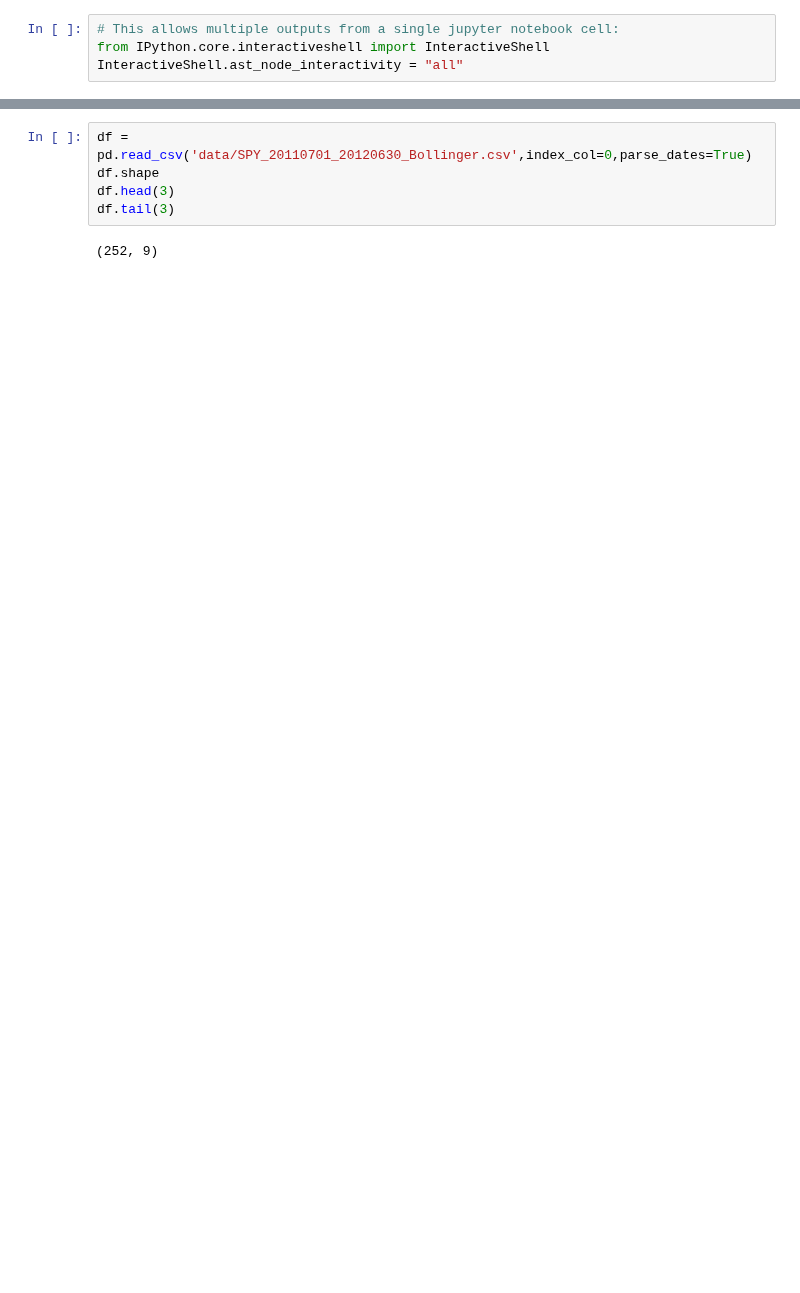
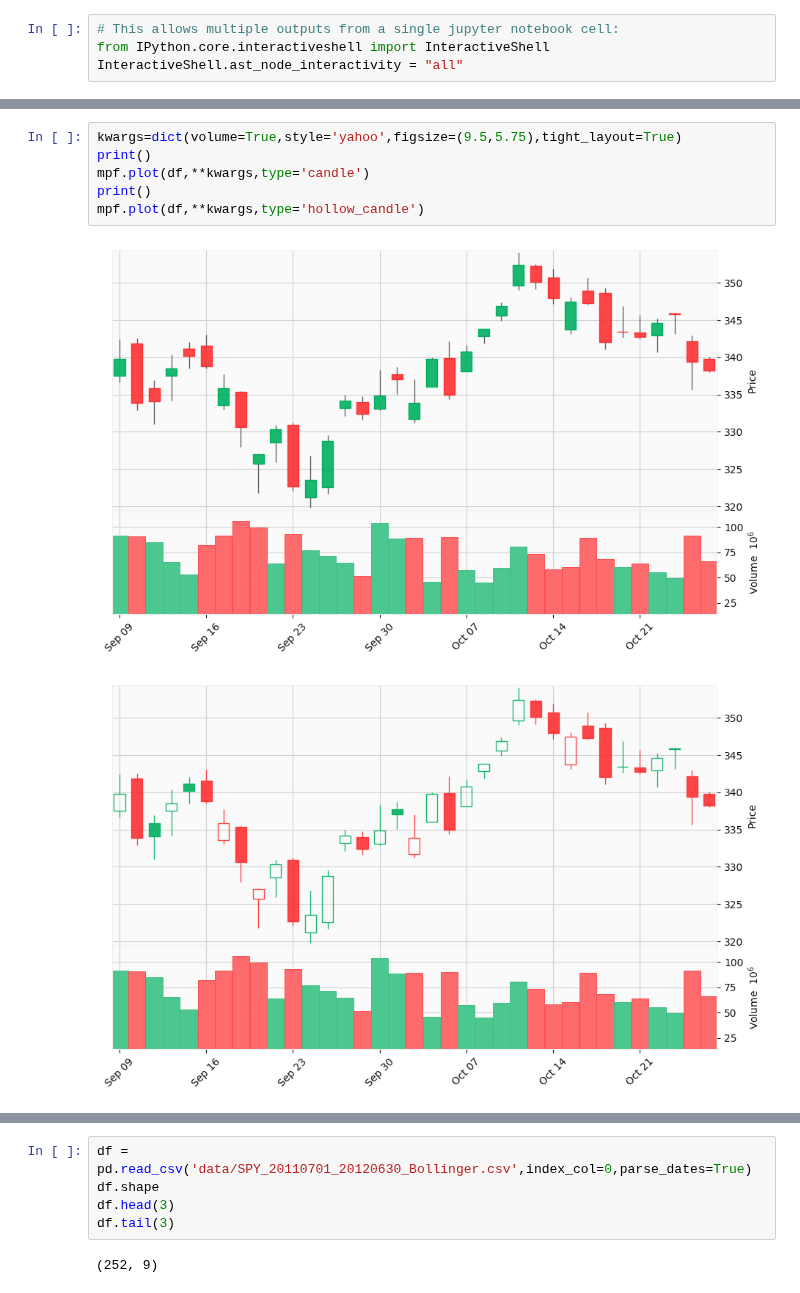
Before and after one commit to matplotlib/mplfinance, a Jupyter notebook: examples/hollow_and_filled_candles.ipynb, the cells around one changed output, grey strips where cells are left out. Drawn from its saved outputs; the diff is of its cells as text; blank space fills up the shorter version.

```diff
--- a/examples/hollow_and_filled_candles.ipynb
+++ b/examples/hollow_and_filled_candles.ipynb
@@ -119,0 +113,9 @@ df.loc['12/17/2020':'12/21/2020',['Open','High','Low','Close']]
+# %%
+kwargs=dict(volume=True,style='yahoo',figsize=(9.5,5.75),tight_layout=True)
+print()
+mpf.plot(df,**kwargs,type='candle')
+print()
+mpf.plot(df,**kwargs,type='hollow_candle')
+# %% [output]
+[figure, added]
+[figure, added]
```
Also changed, not shown: parts of 35 cells of this notebook.
